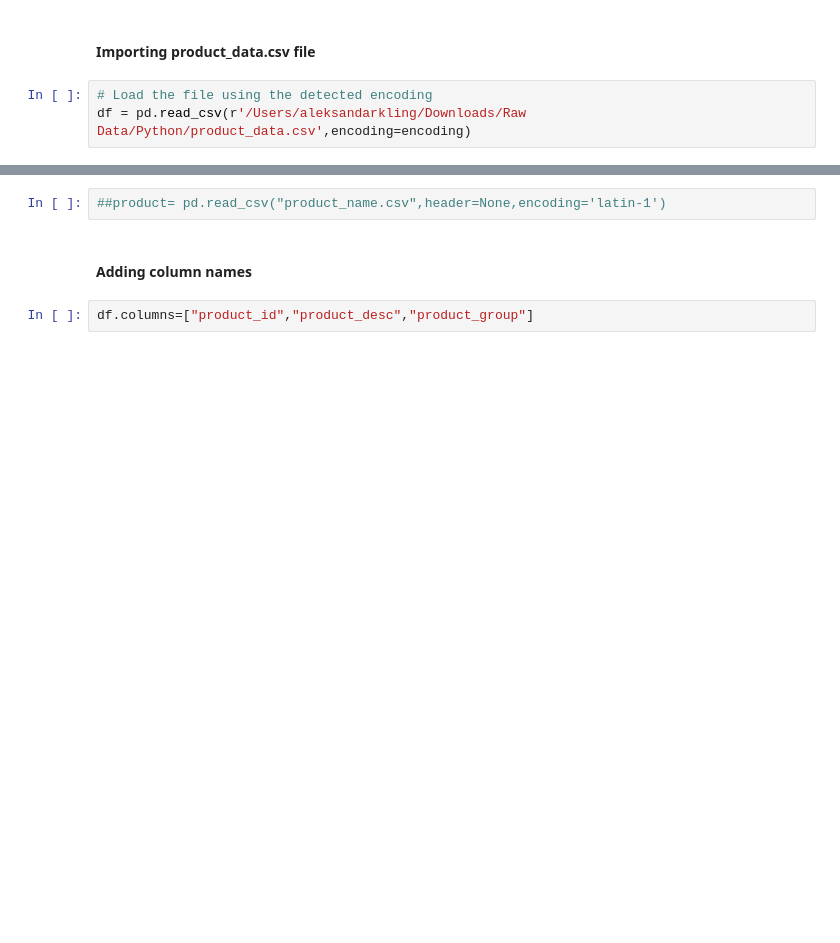
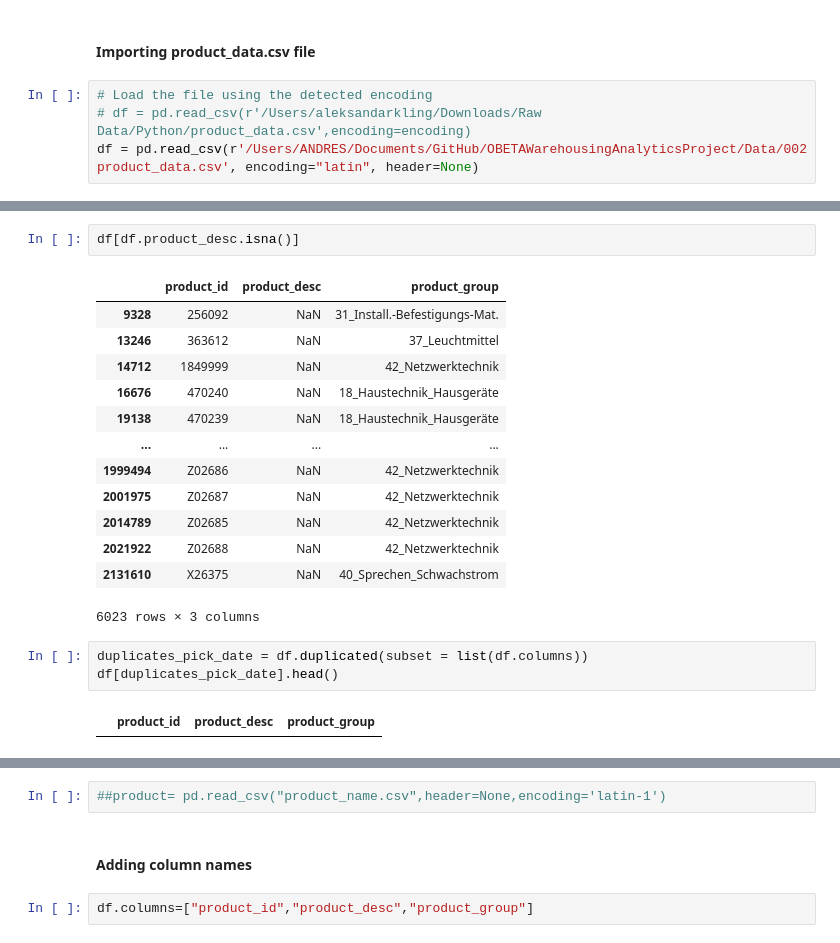
Before and after one commit to aleksandarkling/OBETAWarehousingAnalyticsProject, a Jupyter notebook: Step 1 - Preparing Data/product_data.ipynb, the cells around one changed output, grey strips where cells are left out. Saved outputs shown, nothing was run; the diff lists cells and outputs as text; blank space fills up the shorter version.

Commit message:
Step 1- Prdoduct Data
Checking duplicates

```diff
--- a/Step 1 - Preparing Data/product_data.ipynb
+++ b/Step 1 - Preparing Data/product_data.ipynb
@@ -27,4 +32,5 @@ with open('/Users/aleksandarkling/Downloads/Raw Data/Python/product_data.csv', '
 #### Importing product_data.csv file
 # %%
 # Load the file using the detected encoding
-df = pd.read_csv(r'/Users/aleksandarkling/Downloads/Raw Data/Python/product_data.csv',encoding=encoding)
+# df = pd.read_csv(r'/Users/aleksandarkling/Downloads/Raw Data/Python/product_data.csv',encoding=encoding)
+df = pd.read_csv(r'/Users/ANDRES/Documents/GitHub/OBETAWarehousingAnalyticsProject/Data/002 product_data.csv', encoding="latin", header=None)
@@ -30,0 +46,21 @@ df = pd.read_csv(r'/Users/aleksandarkling/Downloads/Raw Data/Python/product_data
+# %%
+df[df.product_desc.isna()]
+# %% [output]
+|  | product_id | product_desc | product_group |
+| 9328 | 256092 | NaN | 31_Install.-Befestigungs-Mat. |
+| 13246 | 363612 | NaN | 37_Leuchtmittel |
+| 14712 | 1849999 | NaN | 42_Netzwerktechnik |
+| 16676 | 470240 | NaN | 18_Haustechnik_Hausgeräte |
+| 19138 | 470239 | NaN | 18_Haustechnik_Hausgeräte |
+| ... | ... | ... | ... |
+| 1999494 | Z02686 | NaN | 42_Netzwerktechnik |
+| 2001975 | Z02687 | NaN | 42_Netzwerktechnik |
+| 2014789 | Z02685 | NaN | 42_Netzwerktechnik |
+| 2021922 | Z02688 | NaN | 42_Netzwerktechnik |
+| 2131610 | X26375 | NaN | 40_Sprechen_Schwachstrom |
+6023 rows × 3 columns
+# %%
+duplicates_pick_date = df.duplicated(subset = list(df.columns))
+df[duplicates_pick_date].head()
+# %% [output]
+|  | product_id | product_desc | product_group |
```
Also changed, not shown: parts of 7 cells of this notebook.
